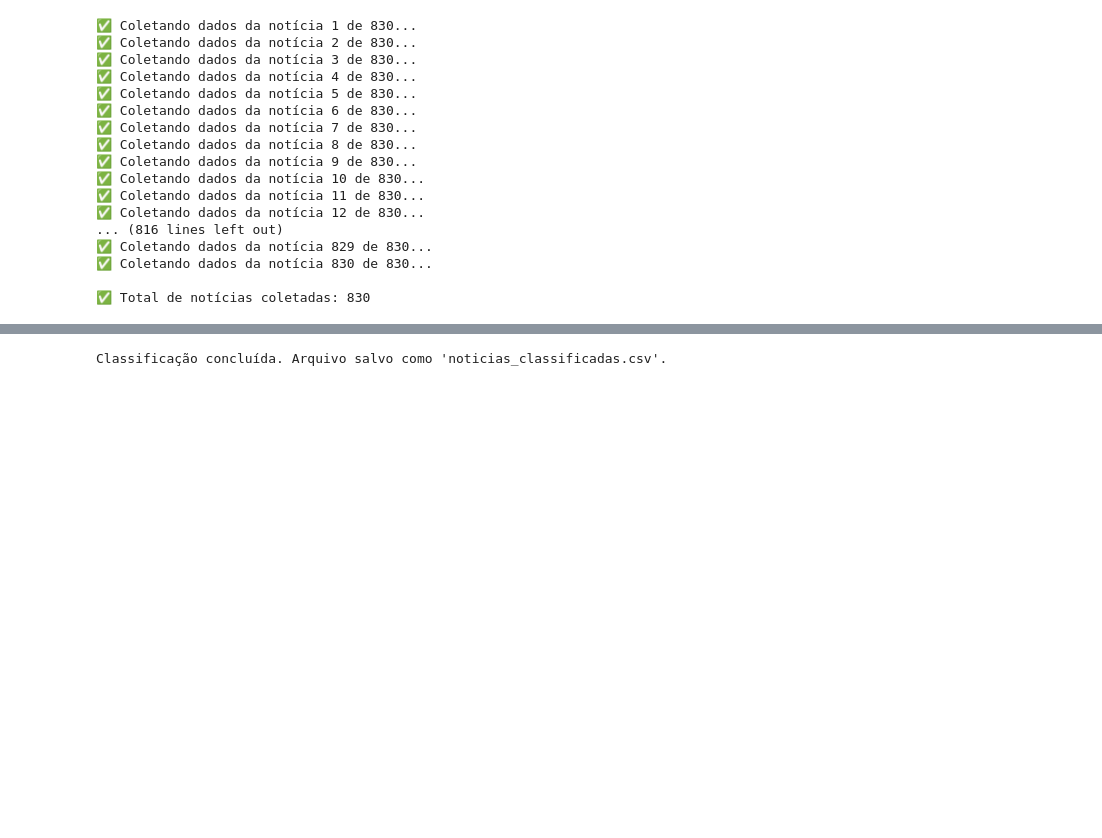
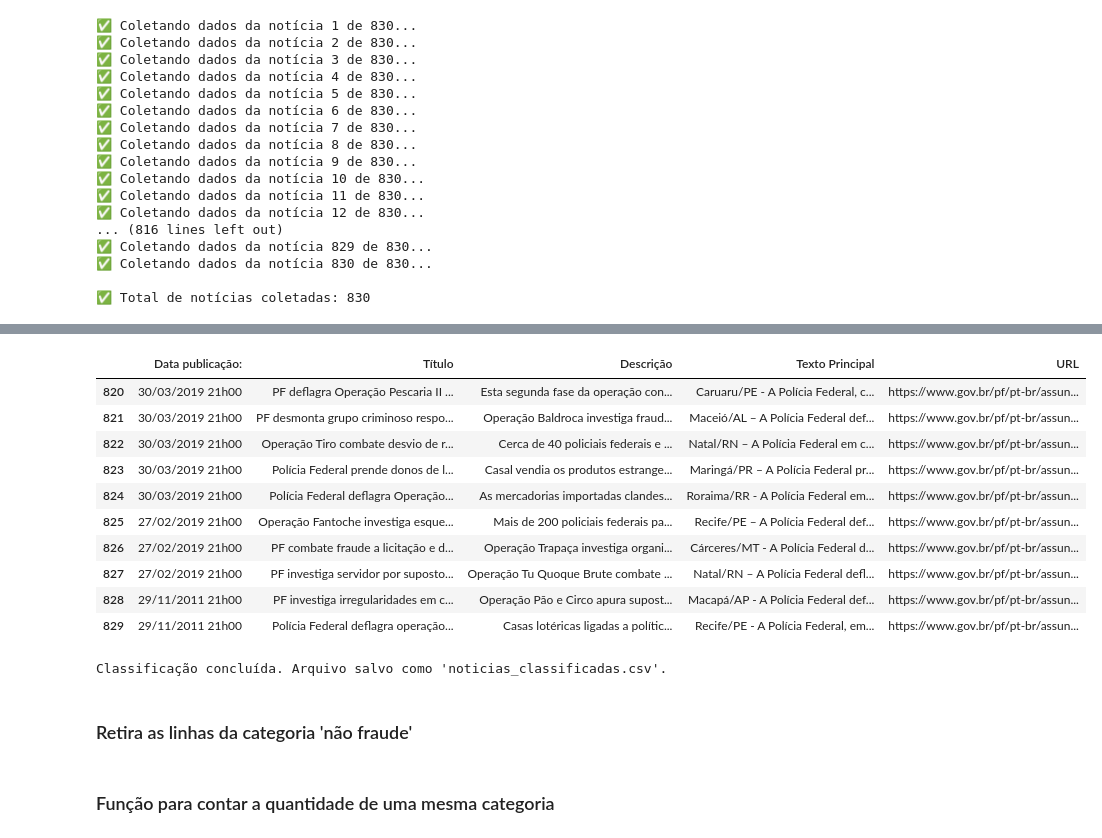
Before and after one commit to marshalmori/extrator-noticias, a Jupyter notebook: web-scraping.ipynb, the cells around one changed output, grey strips where cells are left out. Cells and saved outputs as stored; diff of their text form; code cells hidden in the pictures; blank space fills up the shorter version.

```diff
--- a/web-scraping.ipynb
+++ b/web-scraping.ipynb
@@ -261,6 +263,20 @@ df.head(5)
 | 2 | 30/05/2025 11h43 | PF e PMSC prendem uruguaio procur... | O foragido possuía mandado de pri... | Florianópolis/SC. A Polícia Feder... | https://www.gov.br/pf/pt-br/assun... |
 | 3 | 21/05/2025 10h33 | PF deflagra operação contra fraud... | Foram cumpridos dois mandados de ... | Manaus/AM. A Polícia Federal cump... | https://www.gov.br/pf/pt-br/assun... |
 | 4 | 21/05/2025 08h18 | PF, CGU e Receita Federal deflagr... | Ação conjunta com a CGU e a Recei... | Campo Grande/MS. A Polícia Federa... | https://www.gov.br/pf/pt-br/assun... |
+# %%
+df.tail(10)
+# %% [output]
+|  | Data publicação: | Título | Descrição | Texto Principal | URL |
+| 820 | 30/03/2019 21h00 | PF deflagra Operação Pescaria II ... | Esta segunda fase da operação con... | Caruaru/PE - A Polícia Federal, c... | https://www.gov.br/pf/pt-br/assun... |
+| 821 | 30/03/2019 21h00 | PF desmonta grupo criminoso respo... | Operação Baldroca investiga fraud... | Maceió/AL – A Polícia Federal def... | https://www.gov.br/pf/pt-br/assun... |
+| 822 | 30/03/2019 21h00 | Operação Tiro combate desvio de r... | Cerca de 40 policiais federais e ... | Natal/RN – A Polícia Federal em c... | https://www.gov.br/pf/pt-br/assun... |
+| 823 | 30/03/2019 21h00 | Polícia Federal prende donos de l... | Casal vendia os produtos estrange... | Maringá/PR – A Polícia Federal pr... | https://www.gov.br/pf/pt-br/assun... |
+| 824 | 30/03/2019 21h00 | Polícia Federal deflagra Operação... | As mercadorias importadas clandes... | Roraima/RR - A Polícia Federal em... | https://www.gov.br/pf/pt-br/assun... |
+| 825 | 27/02/2019 21h00 | Operação Fantoche investiga esque... | Mais de 200 policiais federais pa... | Recife/PE – A Polícia Federal def... | https://www.gov.br/pf/pt-br/assun... |
+| 826 | 27/02/2019 21h00 | PF combate fraude a licitação e d... | Operação Trapaça investiga organi... | Cárceres/MT - A Polícia Federal d... | https://www.gov.br/pf/pt-br/assun... |
+| 827 | 27/02/2019 21h00 | PF investiga servidor por suposto... | Operação Tu Quoque Brute combate ... | Natal/RN – A Polícia Federal defl... | https://www.gov.br/pf/pt-br/assun... |
+| 828 | 29/11/2011 21h00 | PF investiga irregularidades em c... | Operação Pão e Circo apura supost... | Macapá/AP - A Polícia Federal def... | https://www.gov.br/pf/pt-br/assun... |
+| 829 | 29/11/2011 21h00 | Polícia Federal deflagra operação... | Casas lotéricas ligadas a polític... | Recife/PE - A Polícia Federal, em... | https://www.gov.br/pf/pt-br/assun... |
 # %%
 
 # CLASSIFICAR CADA LINHA
@@ -279,3 +295,5 @@ df.to_csv("noticias_classificadas.csv", index=False)
 print("Classificação concluída. Arquivo salvo como 'noticias_classificadas.csv'.")
 # %% [output]
 Classificação concluída. Arquivo salvo como 'noticias_classificadas.csv'.
+# %% [markdown]
+### Retira as linhas da categoria 'não fraude'
@@ -281,0 +304,2 @@ Classificação concluída. Arquivo salvo como 'noticias_classificadas.csv'.
+# %% [markdown]
+### Função para contar a quantidade de uma mesma categoria
```
Also changed, not shown: parts of 9 cells of this notebook, 4 other files.
